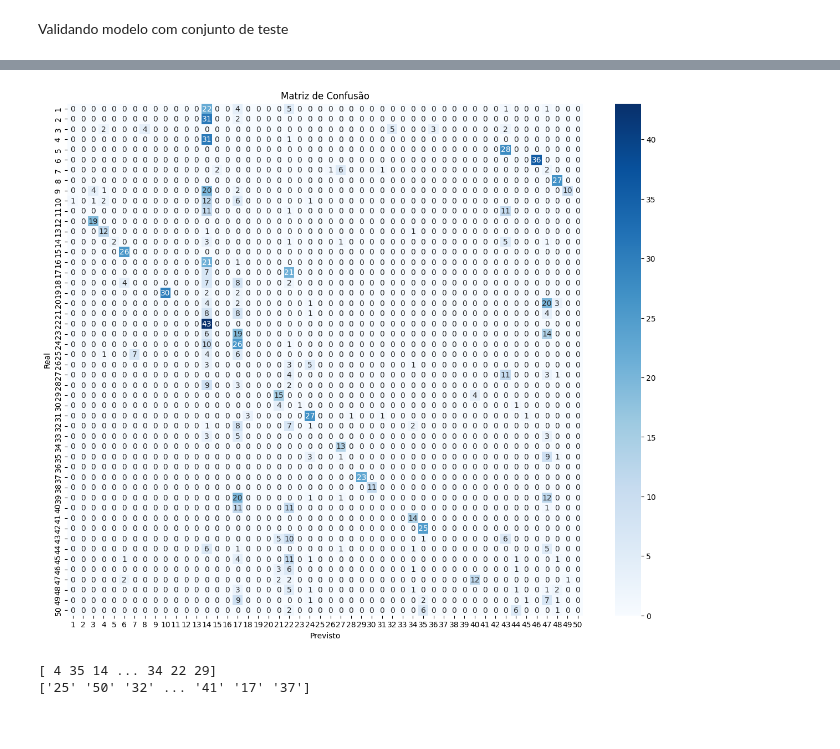
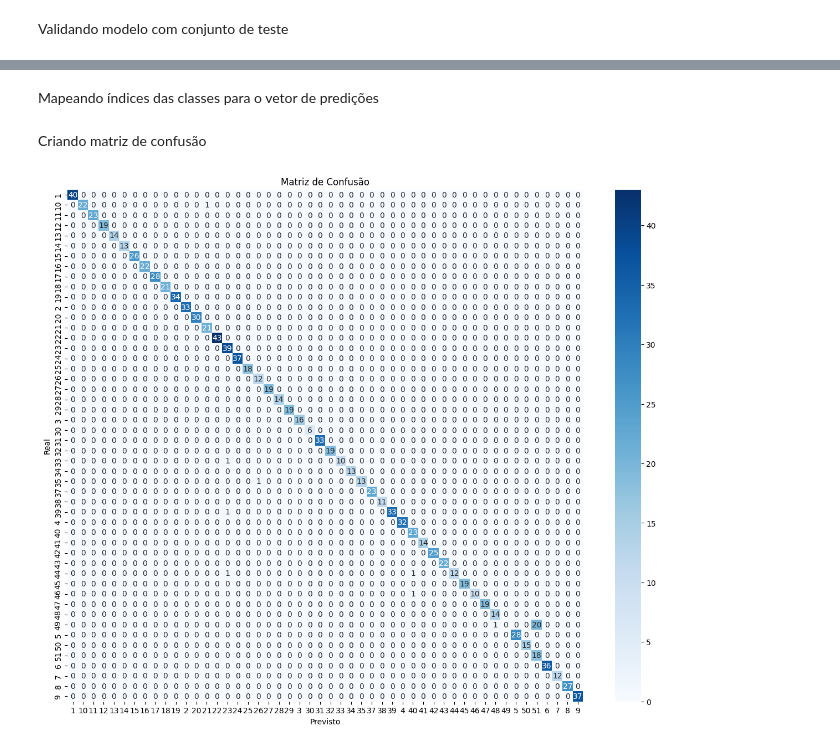
Before and after one commit to kallebe/cattle-recognition-cnn, a Jupyter notebook: face_recognition.ipynb, the cells around one changed output, grey strips where cells are left out. Cells and saved outputs as stored; diff of their text form; code cells hidden in the pictures.

Commit message:
Corrigindo predição e matriz de confusão

```diff
--- a/face_recognition.ipynb
+++ b/face_recognition.ipynb
@@ -159,7 +159,7 @@ Carrega `history_list` a partir de arquivo
 # %% [markdown]
 Define o último fold usado para treinamento/validação:
 # %%
-last_fold = 0
+last_fold = 4
 # %% [markdown]
 Aplicando o Stratified 10-fold Cross-Validation
 # %%
@@ -337,0 +302,14 @@ y_pred = np.argmax(y_pred, axis=1)
+# %%
+data_test_generator = tf.keras.preprocessing.image.ImageDataGenerator(
+    rescale=1. / 255
+)
+test_generator = data_test_generator.flow_from_dataframe(
+    pd.DataFrame({"filename": test_data, "class": test_labels}),
+    x_col="filename",
+    y_col="class",
+    target_size=(IMAGE_HEIGHT, IMAGE_WIDTH),
+    batch_size=BATCH_SIZE,
+    class_mode='categorical',
+    shuffle=False,
+    seed=42
+)
@@ -337,0 +330,3 @@ y_pred = np.argmax(y_pred, axis=1)
+# %%
+predictions = model.predict(test_generator)
+predictions = np.argmax(predictions, axis=1)
@@ -338,14 +336,19 @@ y_pred = np.argmax(y_pred, axis=1)
+# %% [markdown]
+Mapeando índices das classes para o vetor de predições
+# %%
+class_mapping = train_generator.class_indices
+index_to_class = { v: k for k, v in class_mapping.items() }
+predicted_class_names = [index_to_class[idx] for idx in predictions]
+# %% [markdown]
+Criando matriz de confusão
 # %%
-y_test = [int(x) for x in test_labels]
-conf_mat = confusion_matrix(y_test, y_pred, labels=range(1, 51))
+conf_mat = confusion_matrix(test_labels, predicted_class_names)
 
 plt.figure(figsize=(15, 12))
-sns.heatmap(conf_mat, annot=True, fmt="d", cmap="Blues", xticklabels=range(1, 51), yticklabels=range(1, 51))
+sns.heatmap(conf_mat, annot=True, fmt="d", cmap="Blues", xticklabels=class_mapping.keys(), yticklabels=class_mapping.keys())
 plt.title("Matriz de Confusão")
 plt.xlabel("Previsto")
 plt.ylabel("Real")
 plt.show()
 # %% [output]
-[figure, old version]
+[figure, new version]
-[ 4 35 14 ... 34 22 29]
-['25' '50' '32' ... '41' '17' '37']
```
Also changed, not shown: parts of 10 cells of this notebook.
